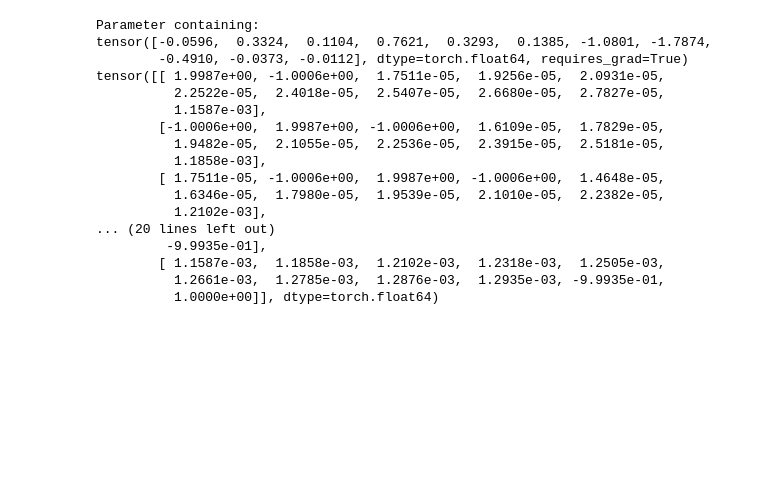
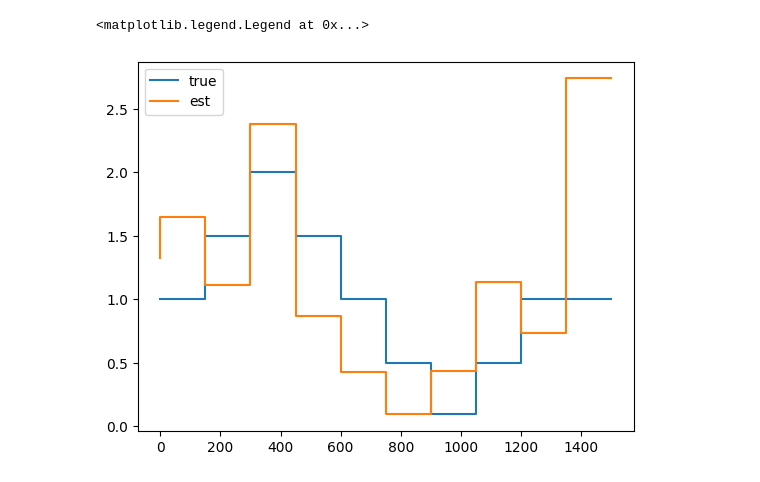
Before and after one commit to oist/VeloGP, a Jupyter notebook: velogp/test_velocity_estimation.ipynb, the cells around one changed output. Drawn from its saved outputs; the diff is of its cells as text; code cells hidden in the pictures; blank space fills up the shorter version.

```diff
--- a/velogp/test_velocity_estimation.ipynb
+++ b/velogp/test_velocity_estimation.ipynb
@@ -59,21 +83,7 @@ pyplot.plot(x, ptrue, label="true")
 # %%
-print(fit.model.h_log)
-print(fit.model.h_cov_inv())
+pyplot.step(mtrue.h_tgrid, numpy.exp(mtrue.h_log.detach().numpy()), label="true")
+pyplot.step(m.h_tgrid, numpy.exp(m.h_log.detach().numpy()), label="est")
+pyplot.legend()
 # %% [output]
-Parameter containing:
-tensor([-0.0596,  0.3324,  0.1104,  0.7621,  0.3293,  0.1385, -1.0801, -1.7874,
-        -0.4910, -0.0373, -0.0112], dtype=torch.float64, requires_grad=True)
-tensor([[ 1.9987e+00, -1.0006e+00,  1.7511e-05,  1.9256e-05,  2.0931e-05,
-          2.2522e-05,  2.4018e-05,  2.5407e-05,  2.6680e-05,  2.7827e-05,
-          1.1587e-03],
-        [-1.0006e+00,  1.9987e+00, -1.0006e+00,  1.6109e-05,  1.7829e-05,
-          1.9482e-05,  2.1055e-05,  2.2536e-05,  2.3915e-05,  2.5181e-05,
-          1.1858e-03],
-        [ 1.7511e-05, -1.0006e+00,  1.9987e+00, -1.0006e+00,  1.4648e-05,
-          1.6346e-05,  1.7980e-05,  1.9539e-05,  2.1010e-05,  2.2382e-05,
-          1.2102e-03],
-... (20 lines left out)
-         -9.9935e-01],
-        [ 1.1587e-03,  1.1858e-03,  1.2102e-03,  1.2318e-03,  1.2505e-03,
-          1.2661e-03,  1.2785e-03,  1.2876e-03,  1.2935e-03, -9.9935e-01,
-          1.0000e+00]], dtype=torch.float64)
+<matplotlib.legend.Legend at 0x...>
+[figure, added]
```
Also changed, not shown: parts of 5 cells of this notebook, 2 other files.
